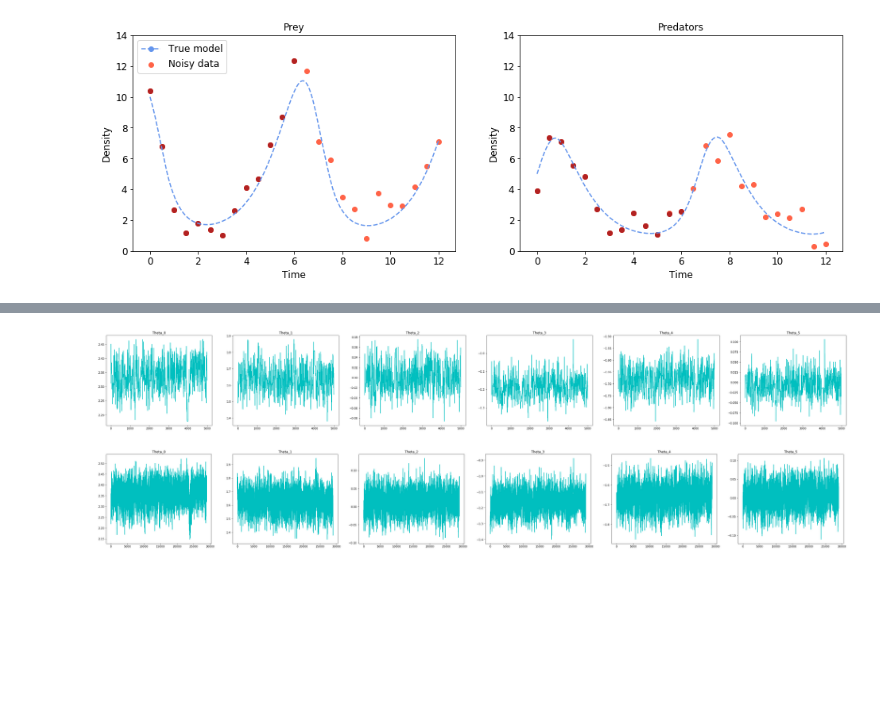
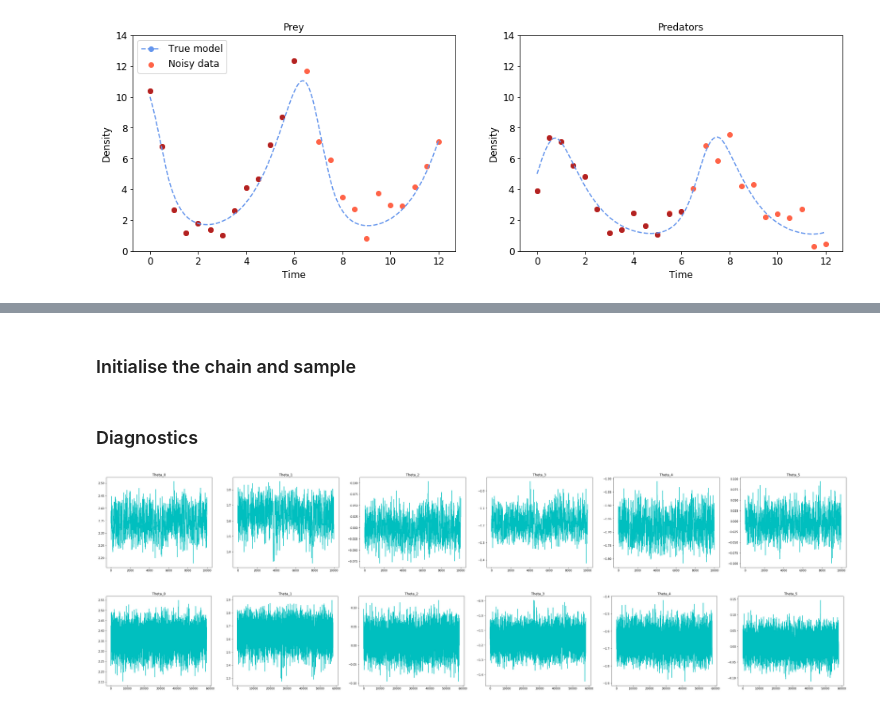
Before and after one commit to mikkelbue/tinyDA, a Jupyter notebook: examples/Delayed Acceptance.ipynb, the cells around one changed output, grey strips where cells are left out. Drawn from its saved outputs; the diff is of its cells as text; code cells hidden in the pictures; blank space fills up the shorter version.

```diff
--- a/examples/Delayed Acceptance.ipynb
+++ b/examples/Delayed Acceptance.ipynb
@@ -14,23 +19,30 @@ np.random.seed(9876)
 class PredatorPreyModel:
     def __init__(self, datapoints):
 
+        # set the timesteps, where we are collecting the model output
         self.datapoints = datapoints
-        self.n_data = self.datapoints.shape[0]
+
+        # set the span of the integration.
         self.t_span = [0, self.datapoints[-1]]
 
     def dydx(self, t, y, a, b, c, d):
+        # Lotka-Volterra Model model, see e.g. https://en.wikipedia.org/wiki/Lotka%E2%80%93Volterra_equations
         return np.array([a*y[0] - b*y[0]*y[1], c*y[0]*y[1] - d*y[1]])
 
     def __call__(self, parameters):
 
+        # extract the parameters, and take the exponential to keep them positive
         P_0, Q_0, a, b, c, d = np.exp(parameters)
 
+        # solve the initial value problem.
         self.y = solve_ivp(self.dydx, self.t_span, np.array([P_0, Q_0]), args=(a,b,c,d), t_eval=self.datapoints)
 
+        # return the results, only if the integration succeeded.
         if self.y.success:
             return self.y.y.flatten()
         else:
             return np.nan
 
     def get_qoi(self):
+        # collect the integration success status for diagnostics purposes
         return self.y.success
@@ -98,5 +131,9 @@ plt.show()
 # %%
+# prior distribution
 mean_prior = np.array([np.log(data_fine[0]), np.log(data_fine[n_data_fine]), 0, -1, -1.5, 0])
-cov_prior = np.array([0.1, 0.1, 0.001, 0.1, 0.1, 0.001])
+cov_prior = np.diag([0.1, 0.1, 0.001, 0.1, 0.1, 0.001])
+my_prior = stats.multivariate_normal(mean_prior, cov_prior)
 
-my_prior = stats.multivariate_normal(mean_prior, cov_prior)
+# draw some samples and plot them
+prior_samples = my_prior.rvs(1000)
+tda.plot_parameters(np.exp(prior_samples), indices=list(range(6)), plot_type='histogram')
@@ -127,4 +176,6 @@ am_sd = None
 am_epsilon = 1e-6
 am_adaptive = True
 my_proposal = tda.AdaptiveMetropolis(C0=am_cov, t0=am_t0, sd=am_sd, epsilon=am_epsilon)
+# %% [markdown]
+### Initialise the chain and sample
 # %%
@@ -134,12 +187,18 @@ my_chain.sample(6000)
+# %% [markdown]
+### Diagnostics
 # %%
-burnin = 1000
+# set the burnin length
+burnin = 2000
+
+# fine parameters
 parameters_fine = tda.get_parameters(my_chain)
 tda.plot_parameters(parameters_fine, indices=list(range(6)), burnin=burnin)
 # %% [output]
-[figure, old version]
+[figure, new version]
 # %%
+# coarse parameters
 parameters_coarse = tda.get_parameters(my_chain, level='coarse')
 tda.plot_parameters(parameters_coarse, indices=list(range(6)), burnin=burnin)
 # %% [output]
-[figure, old version]
+[figure, new version]
 # %%
```
Also changed, not shown: parts of 22 cells of this notebook, 2 other files.
